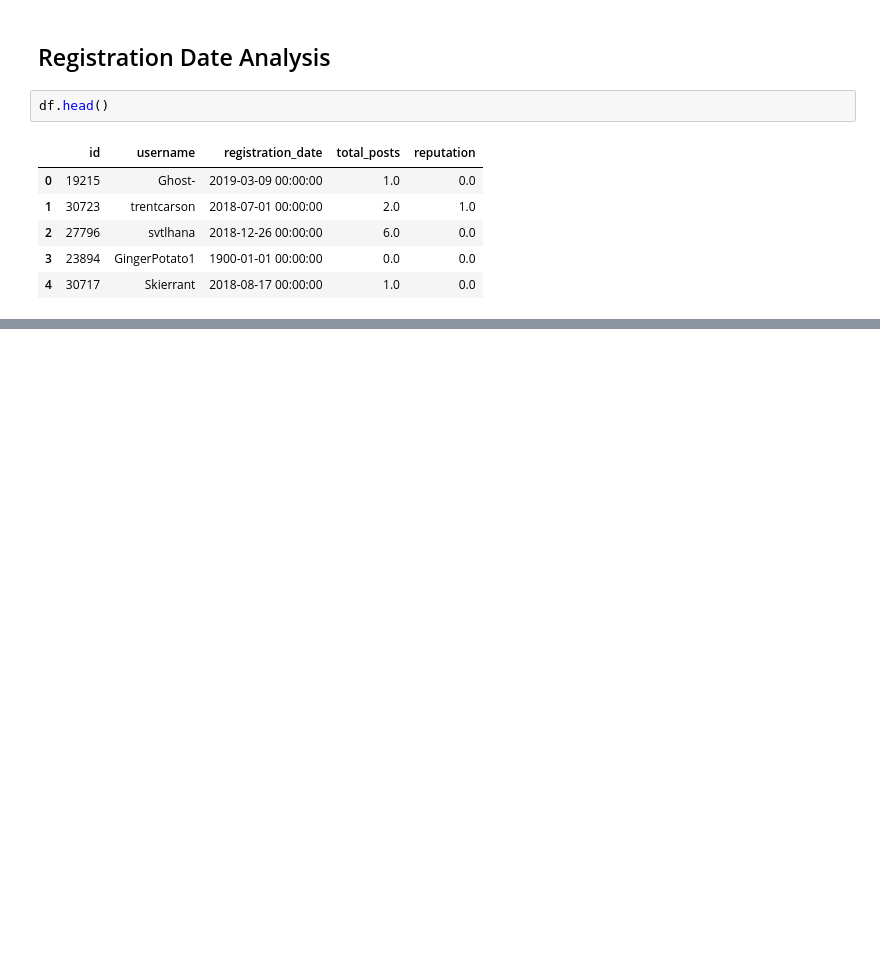
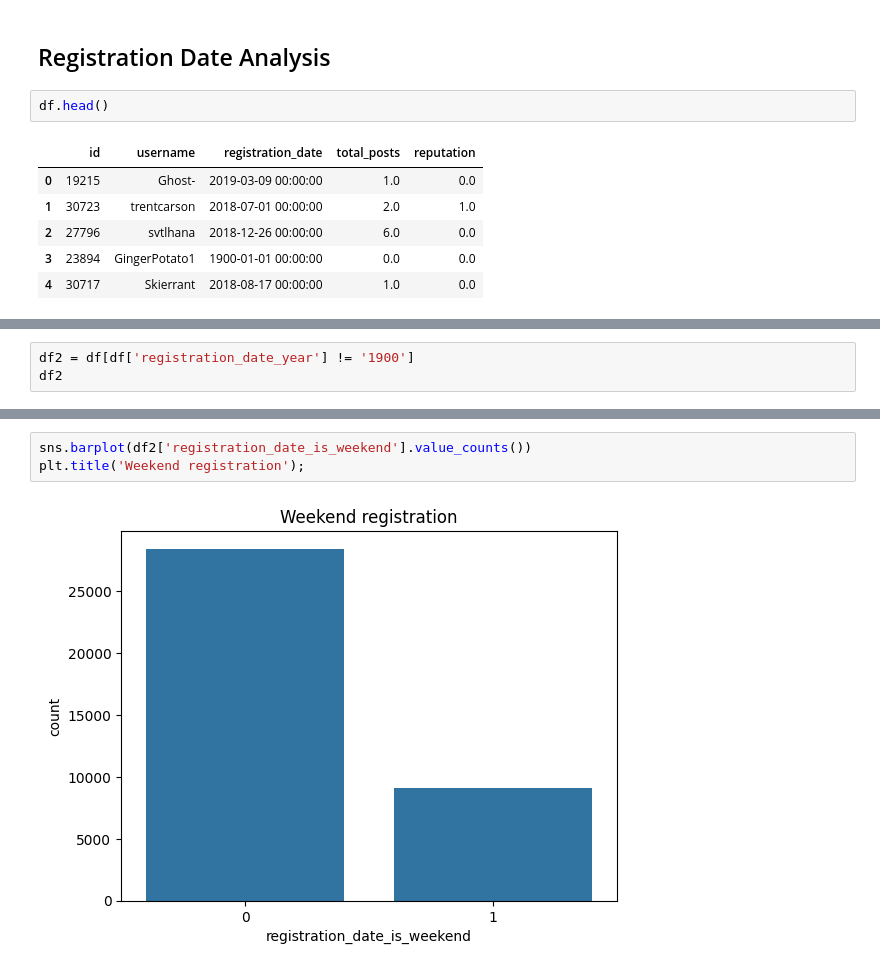
Before and after one commit to D0men1c0/ISSR_Darkweb, a Jupyter notebook: Analyze_files/an_members.ipynb, the cells around one changed output, grey strips where cells are left out. Drawn from its saved outputs; the diff is of its cells as text; blank space fills up the shorter version.

```diff
--- a/Analyze_files/an_members.ipynb
+++ b/Analyze_files/an_members.ipynb
@@ -325,0 +396,3 @@ AttributeError: module 'PreProcessingUtils' has no attribute 'encode_date_catego
+# %%
+df2 = df[df['registration_date_year'] != '1900']
+df2
@@ -325,0 +413,5 @@ AttributeError: module 'PreProcessingUtils' has no attribute 'encode_date_catego
+# %%
+sns.barplot(df2['registration_date_is_weekend'].value_counts())
+plt.title('Weekend registration');
+# %% [output]
+[figure, added]
```
Also changed, not shown: parts of 16 cells of this notebook, 1 other file.
